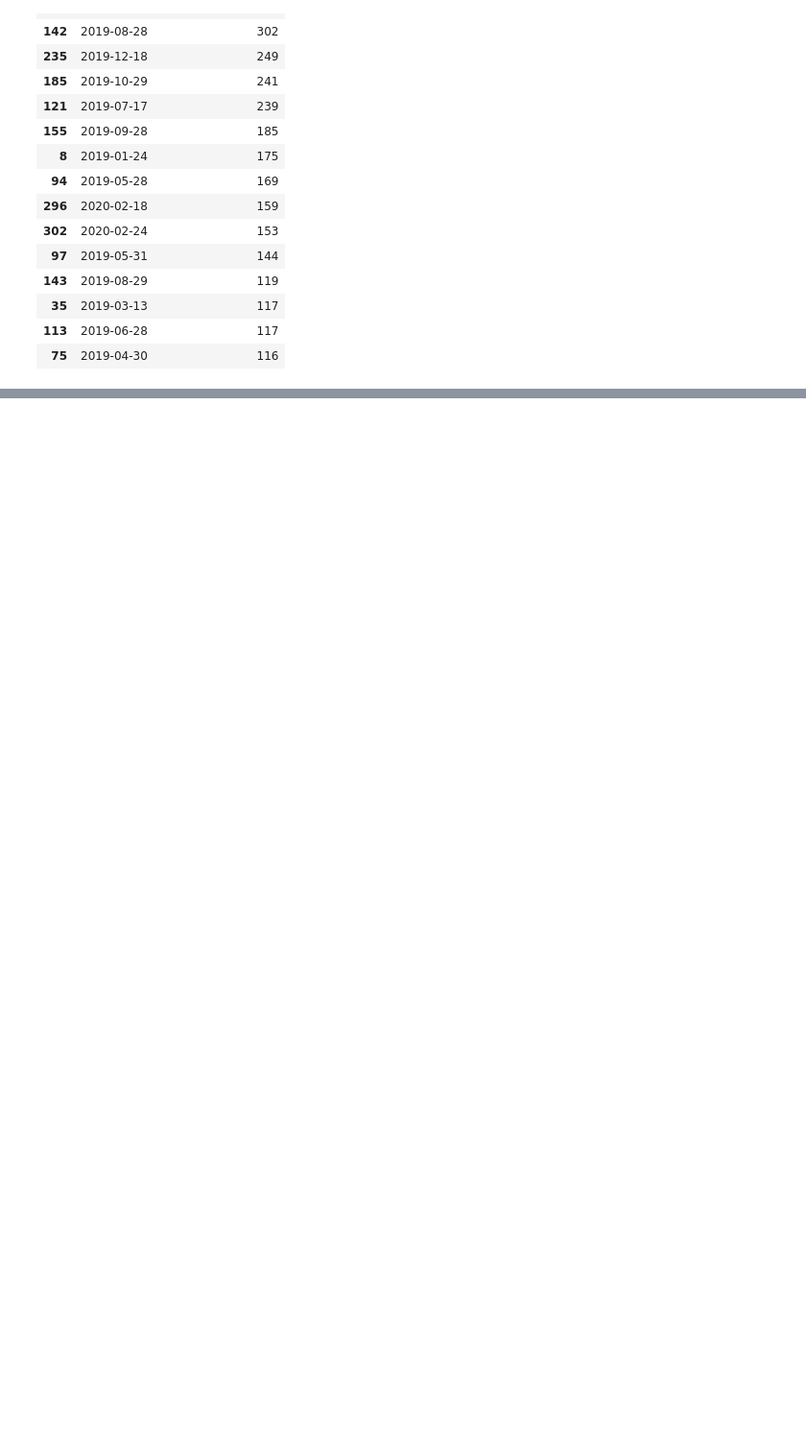
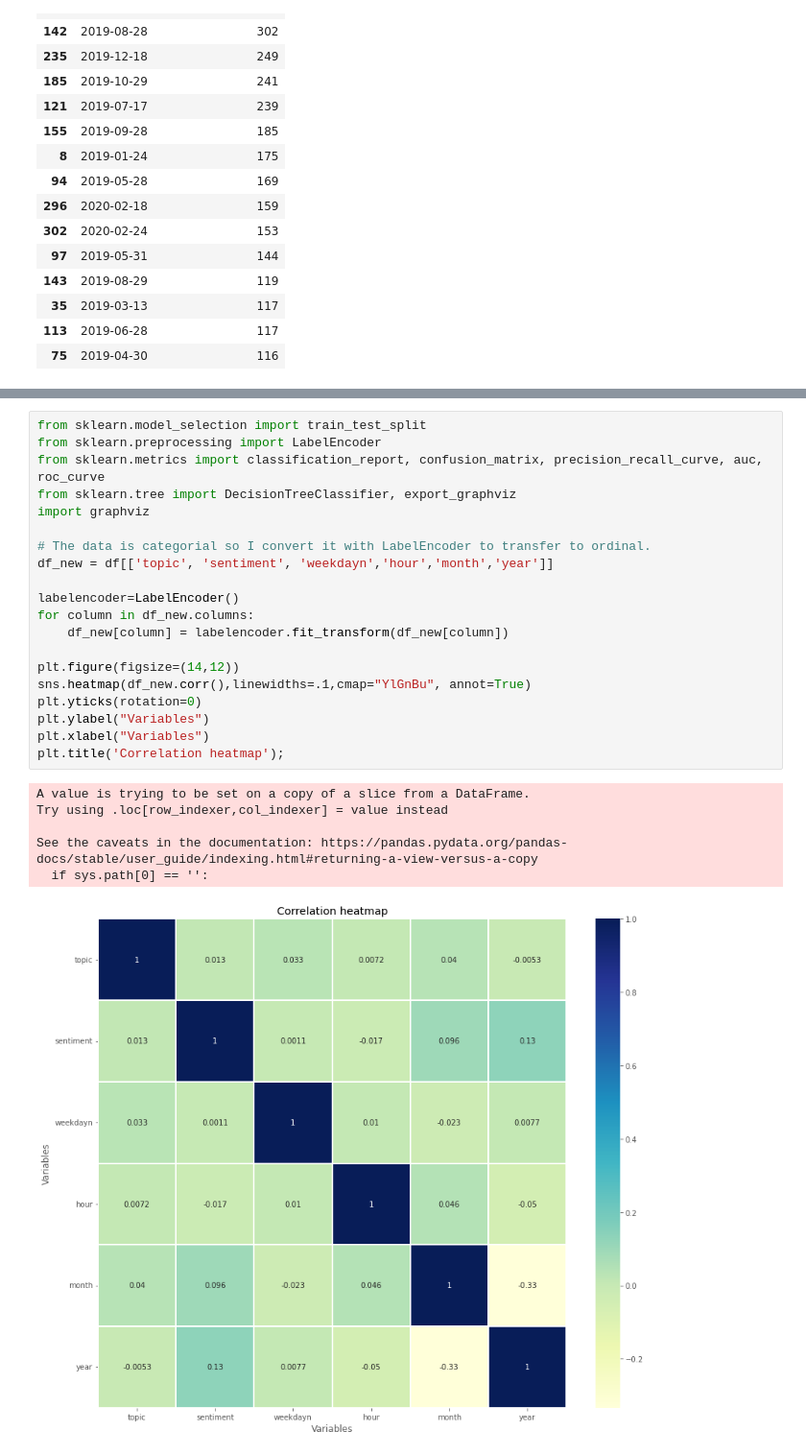
Before and after one commit to Himanshu-Dharma/Elon_bots_sentiment_analysis, a Jupyter notebook: tweetslalo.ipynb, the cells around one changed output, grey strips where cells are left out. Shown at 96% size. Saved outputs shown, nothing was run; the diff lists cells and outputs as text; blank space fills up the shorter version.

```diff
--- a/tweetslalo.ipynb
+++ b/tweetslalo.ipynb
@@ -513,0 +507,27 @@ df1
+# %%
+from sklearn.model_selection import train_test_split
+from sklearn.preprocessing import LabelEncoder
+from sklearn.metrics import classification_report, confusion_matrix, precision_recall_curve, auc, roc_curve
+from sklearn.tree import DecisionTreeClassifier, export_graphviz
+import graphviz
+
+# The data is categorial so I convert it with LabelEncoder to transfer to ordinal.
+df_new = df[['topic', 'sentiment', 'weekdayn','hour','month','year']]
+
+labelencoder=LabelEncoder()
+for column in df_new.columns:
+    df_new[column] = labelencoder.fit_transform(df_new[column])
+
+plt.figure(figsize=(14,12))
+sns.heatmap(df_new.corr(),linewidths=.1,cmap="YlGnBu", annot=True)
+plt.yticks(rotation=0)
+plt.ylabel("Variables")
+plt.xlabel("Variables")
+plt.title('Correlation heatmap');
+# %% [output]
+A value is trying to be set on a copy of a slice from a DataFrame.
+Try using .loc[row_indexer,col_indexer] = value instead
+
+See the caveats in the documentation: https://pandas.pydata.org/pandas-docs/stable/user_guide/indexing.html#returning-a-view-versus-a-copy
+  if sys.path[0] == '':
+[figure, added]
```
Also changed, not shown: parts of 7 cells of this notebook.
